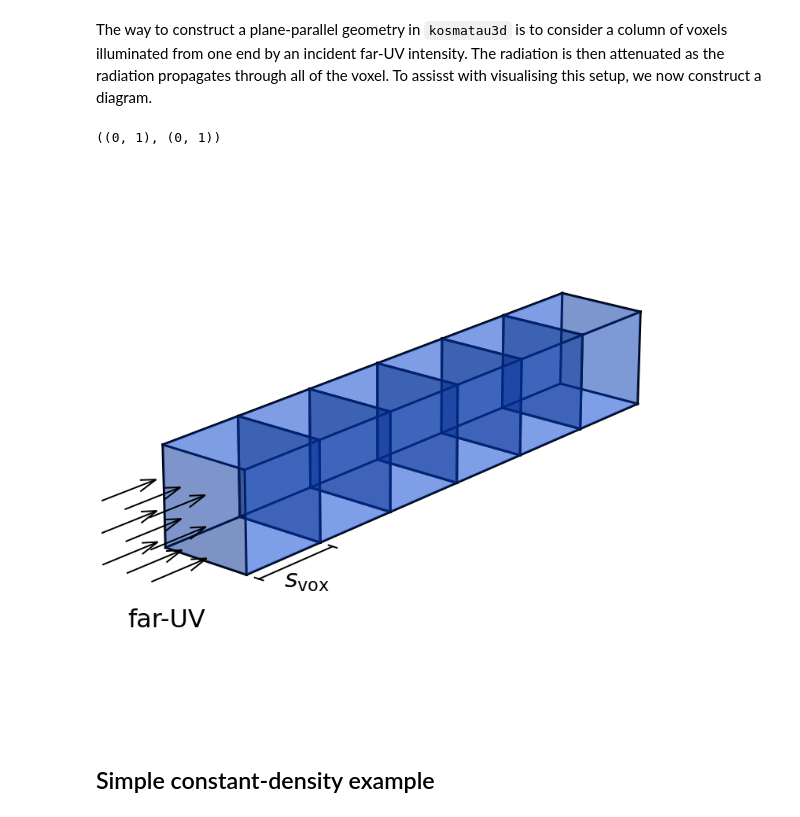
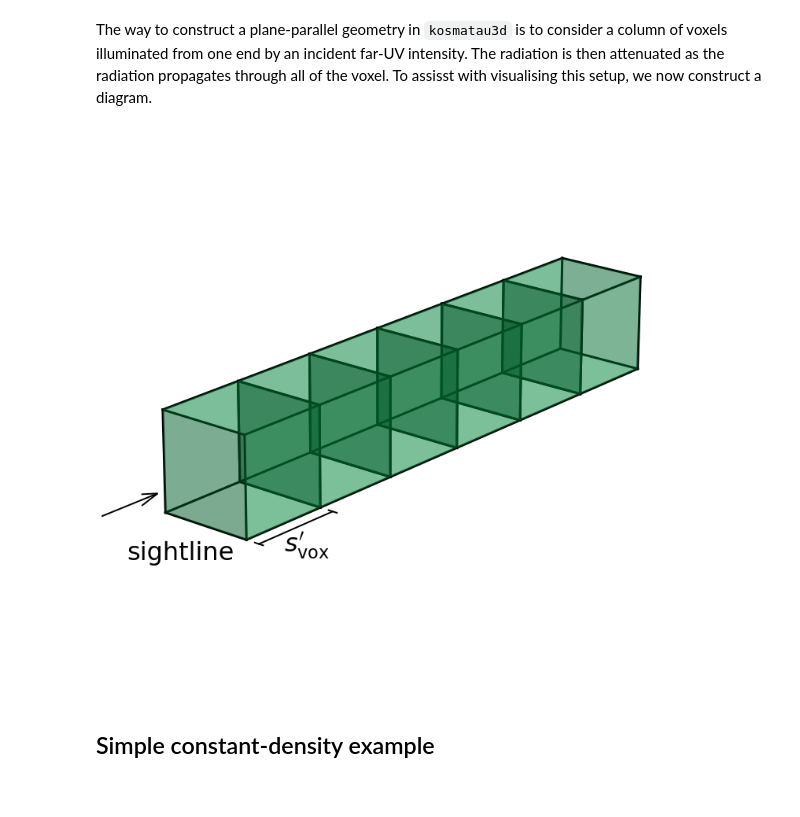
Before and after one commit to CraigYanitski/kosmatau3d, a Jupyter notebook: notebooks/full model/basic_model.ipynb, the cells around one changed output. Drawn from its saved outputs; the diff is of its cells as text; code cells hidden in the pictures.

```diff
--- a/notebooks/full model/basic_model.ipynb
+++ b/notebooks/full model/basic_model.ipynb
@@ -17,10 +17,6 @@ from pprint import pprint
 ## Setup
 # %% [markdown]
 The way to construct a plane-parallel geometry in `kosmatau3d` is to consider a column of voxels illuminated from one end by an incident far-UV intensity. The radiation is then attenuated as the radiation propagates through all of the voxel. To assisst with visualising this setup, we now construct a diagram.
-# %%
-2*((0, 1),)
-# %% [output]
-((0, 1), (0, 1))
 # %%
 N = 6
 lim = (0, 1)
@@ -31,7 +27,7 @@ alpha = 0.3
 colorbc = 'xkcd:electric blue'
 colorrt = 'xkcd:emerald'
 
-RT = False
+RT = True
 
 x1, x2 = np.meshgrid(lim, lim)
 lims = list(lim[i]*np.ones_like(x1) for i in range(len(lim)))
@@ -58,35 +54,35 @@ for dx in range(0, ds*(length+1), ds):
 if RT:
     pos = [0.5]
 else:
     pos = [0.2, 0.5, 0.8]
 y_quiv, z_quiv = np.meshgrid(pos, pos)
 if RT:
     x_quiv = -1.3 * np.ones_like(y_quiv)
 else:
     x_quiv = -1.0 * np.ones_like(y_quiv)
 ax.quiver(x_quiv, y_quiv, z_quiv, 0.7, 0, 0, color='xkcd:black', lw=2)
 if RT:
     ax.text3D(-1.5, 0, 0.3, 'sightline', zdir=None, color='xkcd:black', fontsize=32)
 else:
     ax.text3D(-1.5, 0, 0, 'far-UV', zdir=None, color='xkcd:black', fontsize=32)
 
 ax.plot(lim, (-0.15, -0.15), (0, 0), color='xkcd:black', lw=2)
 ax.plot((lim[0], lim[0]), (-0.1, -0.2), (0, 0), color='xkcd:black', lw=2)
 ax.plot((lim[1], lim[1]), (-0.1, -0.2), (0, 0), color='xkcd:black', lw=2)
-ax.text3D(ds*.25, -0.5, 0, r'$s_\mathrm{vox}$', fontsize=32, ha='center', va='center')
+ax.text3D(ds*.25, -0.5, 0, r'$s_\mathrm{vox}^\prime$', fontsize=32, ha='center', va='center')
 
 ax.set_xlim(0, ds*length)
 ax.set_ylim(0, ds)
 ax.set_zlim(0, ds)
 ax.set_axis_off()
 ax.set_proj_type('persp')
 fig.tight_layout()
 if RT:
     plt.savefig('plots/radiative_transfer.png', transparent=True) ;
 else:
     plt.savefig('plots/basic_column.png', transparent=True) ;
 # %% [output]
-[figure, old version]
+[figure, new version]
 # %% [markdown]
 ## Simple constant-density example
 # %% [markdown]
```
Also changed, not shown: 2 other files.
